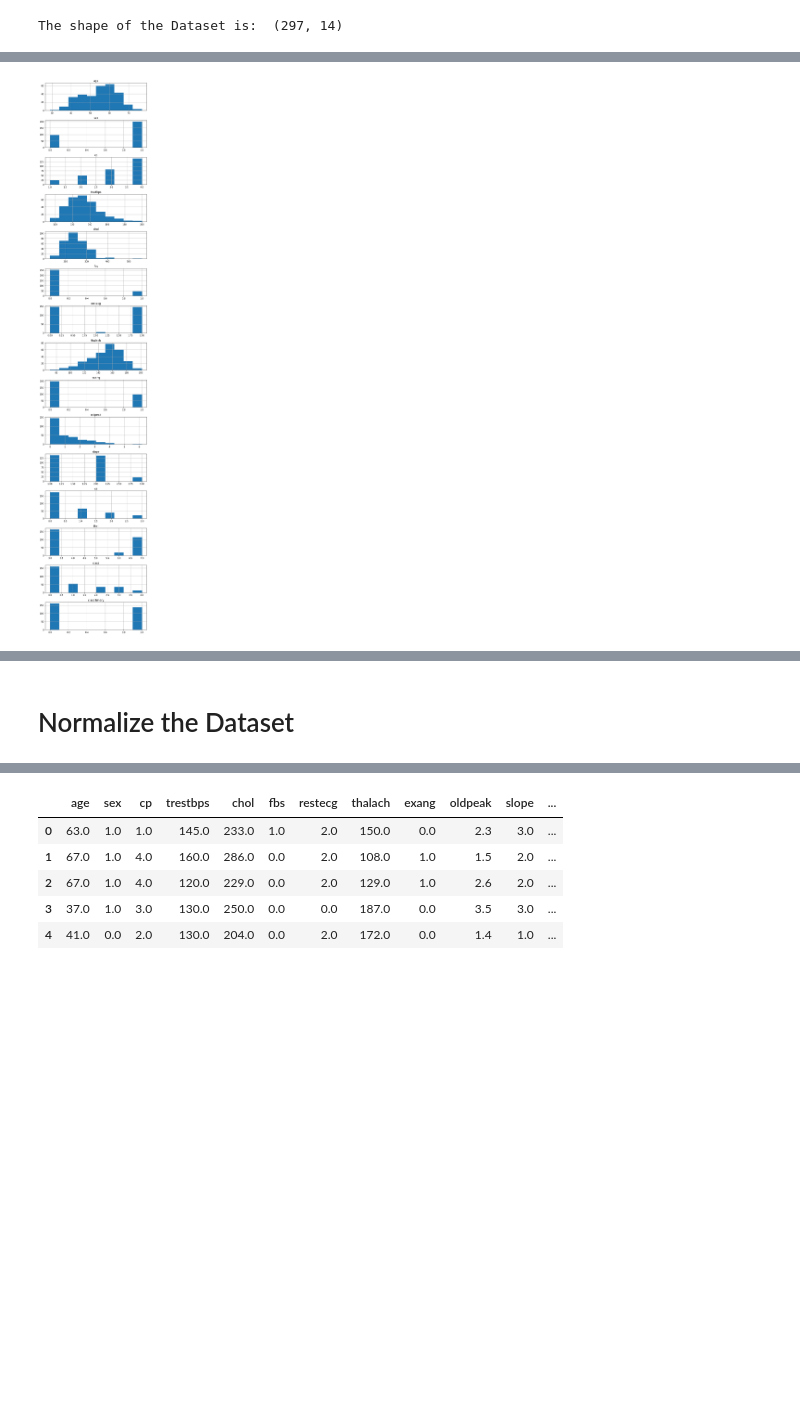
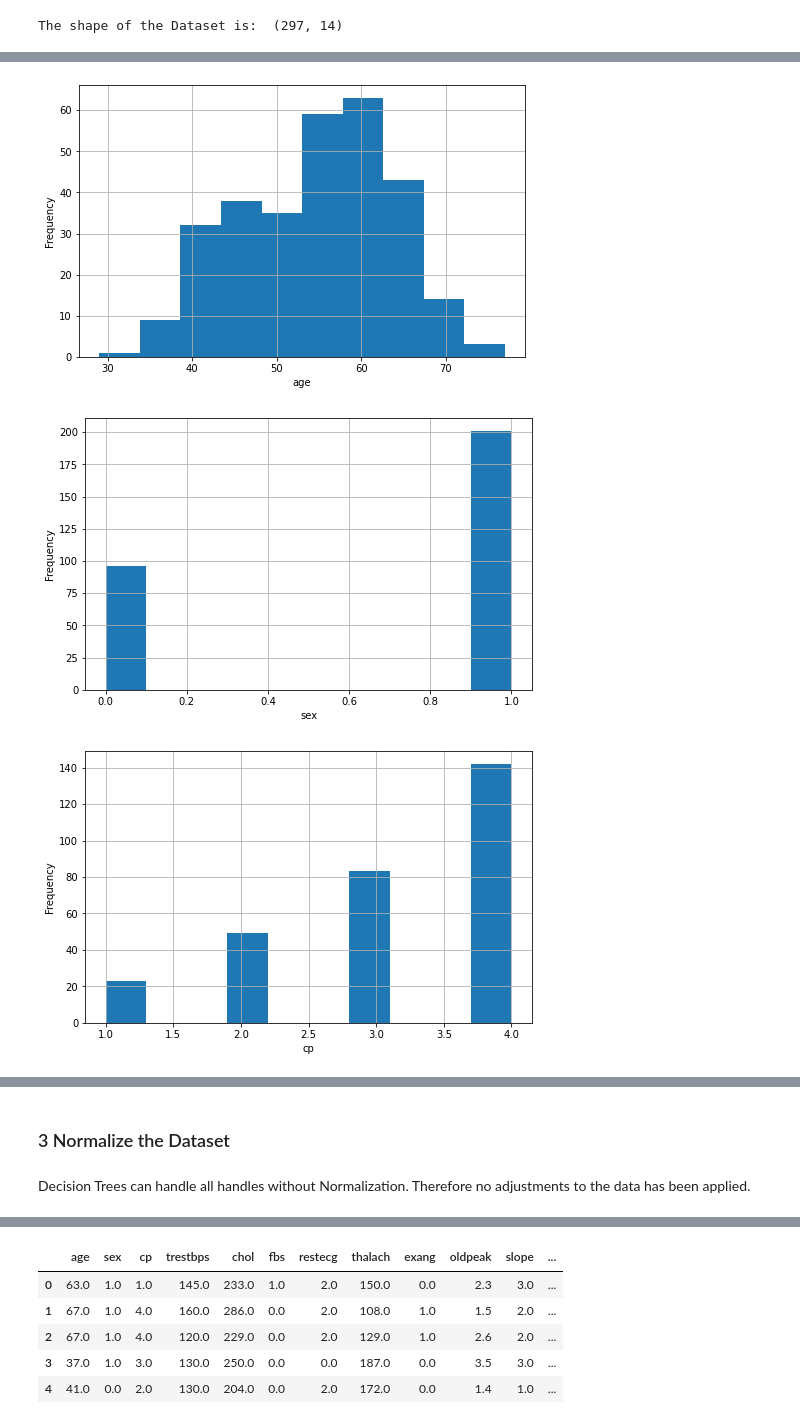
Before and after one commit to Liomat97/Machine-Learning, a Jupyter notebook: Test.ipynb, the cells around one changed output, grey strips where cells are left out. Drawn from its saved outputs; the diff is of its cells as text; code cells hidden in the pictures; blank space fills up the shorter version.

```diff
--- a/Test.ipynb
+++ b/Test.ipynb
@@ -84,10 +101,14 @@ corr_matrix.style.background_gradient(cmap='YlOrRd')
 | thal | 0.126586 | 0.383652 | 0.268500 | 0.138183 | 0.010859 | 0.062209 | 0.018795 | -0.274831 | 0.326927 | 0.344976 | 0.279688 | ... |
 | class | 0.222156 | 0.226797 | 0.404248 | 0.159620 | 0.066448 | 0.049040 | 0.184136 | -0.420639 | 0.391613 | 0.501461 | 0.374689 | ... |
 # %%
-fig, axs = plt.subplots(len(HD.columns), figsize=(7, 35))
-for n, col in enumerate(HD.columns):
-    HD[col].hist(ax=axs[n])
-    axs[n].set_title(col)
-fig.tight_layout()
+for i in range (0, len(HD.columns)):
+    HD[HD.columns[i]].plot(kind = 'hist',
+                                         grid = True,
+                                         figsize = (8, 5))
+    plt.xlabel(HD.columns[i])
+    plt.ylabel('Frequency')
+    plt.show()
 # %% [output]
-[figure, old version]
+[figure, new version]
+[figure, added]
+[figure, added]
@@ -94,2 +126,2 @@ fig.tight_layout()
 # %% [markdown]
-# Normalize the Dataset
+### 3 Normalize the Dataset
@@ -98 +128,3 @@ fig.tight_layout()
+# %% [markdown]
+Decision Trees can handle all handles without Normalization. Therefore no adjustments to the data has been applied.
 # %% [markdown]
```
Also changed, not shown: parts of 44 cells of this notebook.
